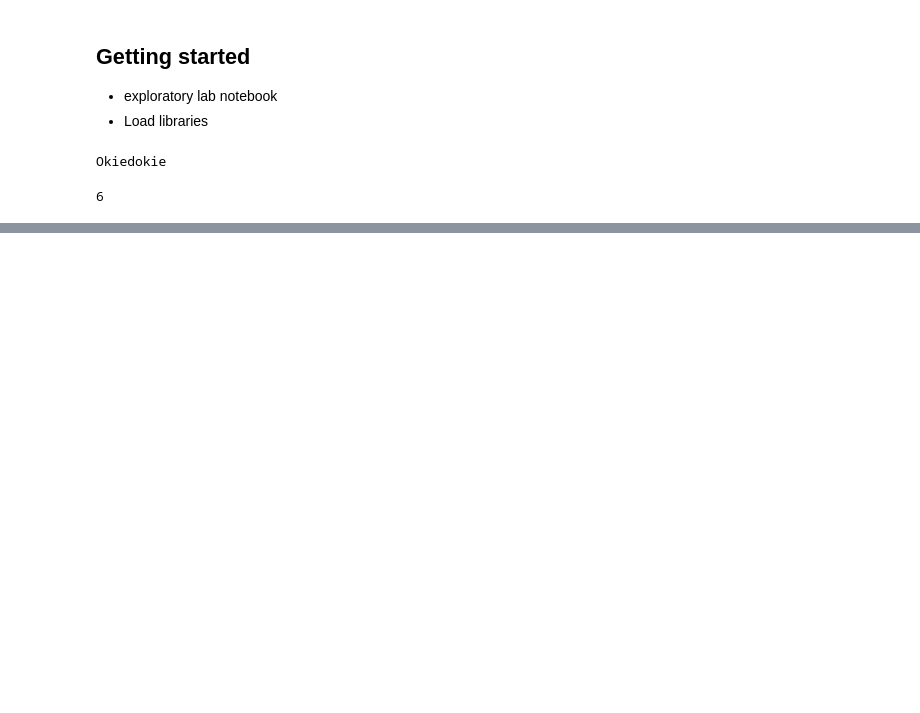
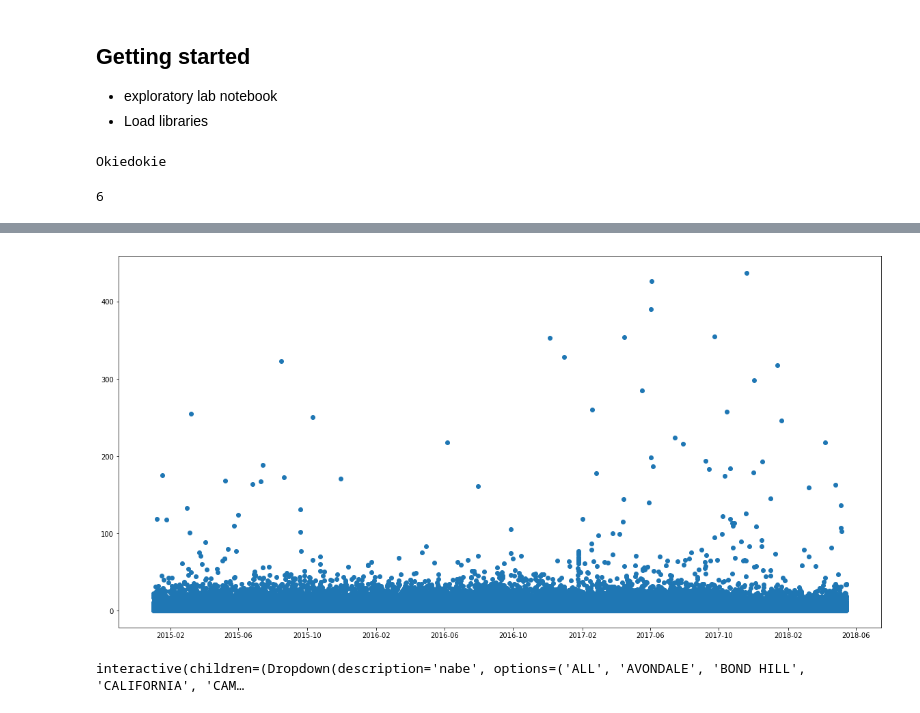
Before and after one commit to billmcmillin/dcs2, a Jupyter notebook: Jupyter_Notebooks_Workshop.ipynb, the cells around one changed output, grey strips where cells are left out. Saved outputs shown, nothing was run; the diff lists cells and outputs as text; code cells hidden in the pictures; blank space fills up the shorter version.

```diff
--- a/Jupyter_Notebooks_Workshop.ipynb
+++ b/Jupyter_Notebooks_Workshop.ipynb
@@ -80,0 +192,29 @@ from ipywidgets import *
+# %%
+fire_df['CREATE_TIME_INCIDENT'] = pd.to_datetime(fire_df['CREATE_TIME_INCIDENT'])
+fire_df['ARRIVAL_TIME_PRIMARY_UNIT'] = pd.to_datetime(fire_df['ARRIVAL_TIME_PRIMARY_UNIT'])
+fire_df['CLOSED_TIME_INCIDENT'] = pd.to_datetime(fire_df['CLOSED_TIME_INCIDENT'])
+fire_df['DISPATCH_TIME_PRIMARY_UNIT'] = pd.to_datetime(fire_df['DISPATCH_TIME_PRIMARY_UNIT'])
+
+plt.figure(figsize=(20,10))
+plt.plot_date(fire_df['CREATE_TIME_INCIDENT'], fire_df['TTA'])
+plt.show()
+#nabe_plot = interactive(make_plot(df = fire_df_nabes, x=0, y="TTA" ))
+
+#plt.plot_date(fire_df_nabes['CREATE_TIME_INCIDENT'], fire_df_nabes['TTA'])
+#plt.show()
+# %% [output]
+[figure, added]
+# %%
+columns = ['CREATE_TIME_INCIDENT', 'TTA']
+
+def g(nabe):
+    plt.figure(figsize=(20,10))
+
+    plot_df = fire_df_nabes[fire_df_nabes['NEIGHBORHOOD']==nabe]
+    plt.plot_date(plot_df['CREATE_TIME_INCIDENT'], plot_df['TTA'])
+    plt.show()
+
+interactive_plot = interactive(g, nabe = items)
+interactive_plot
+# %% [output]
+interactive(children=(Dropdown(description='nabe', options=('ALL', 'AVONDALE', 'BOND HILL', 'CALIFORNIA', 'CAM…
```
Also changed, not shown: parts of 24 cells of this notebook.
